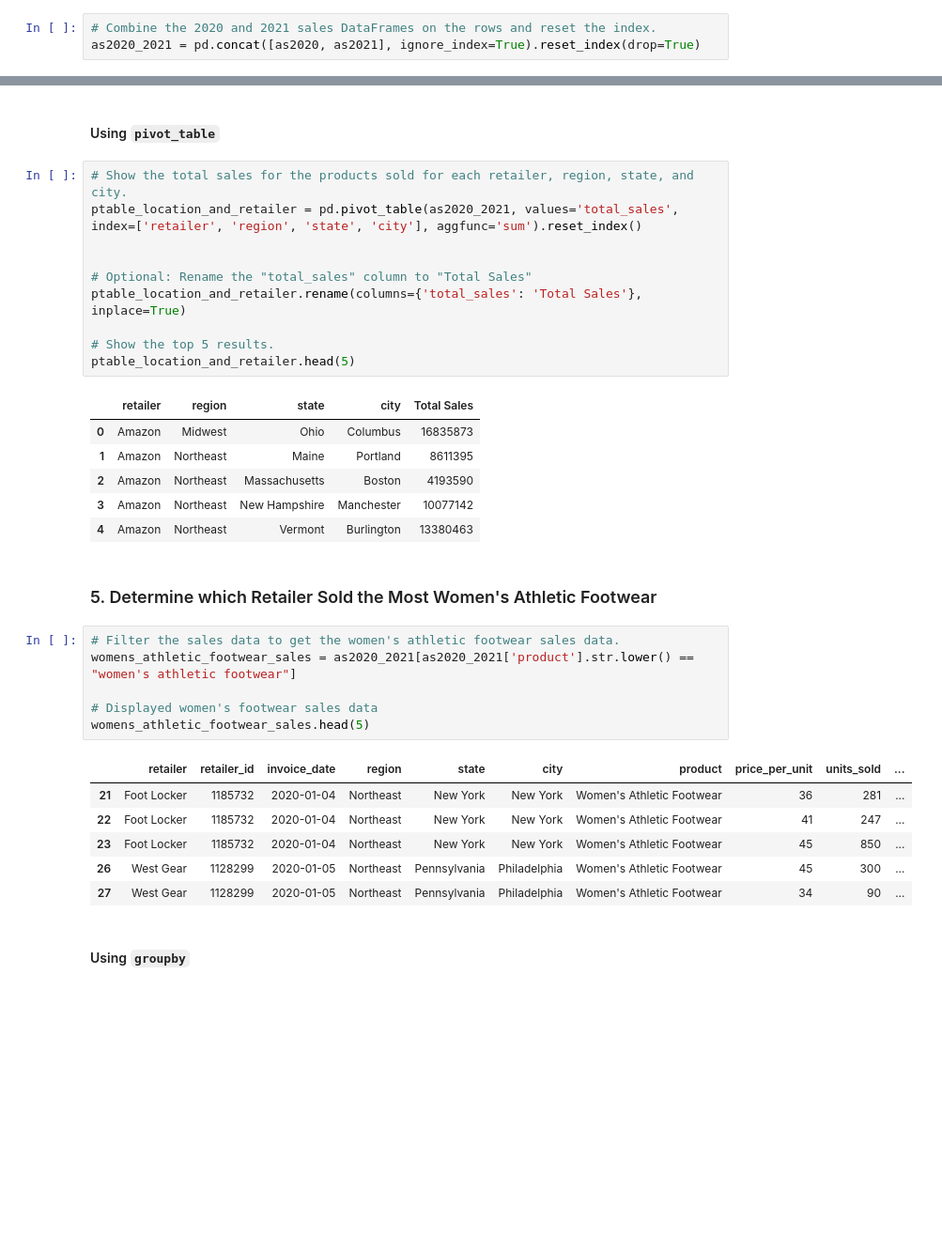
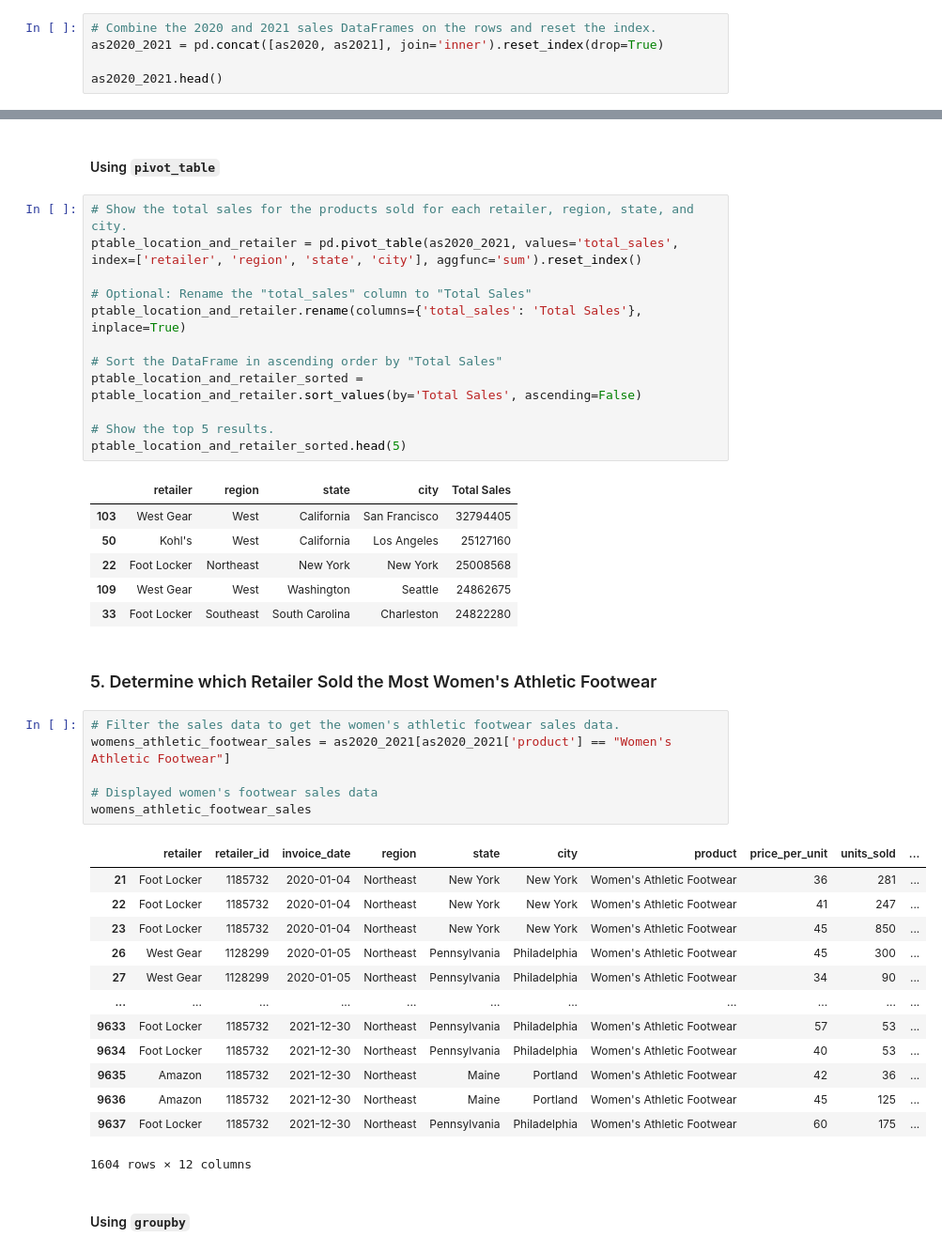
Before and after one commit to SAG-GithubApprentice/athletic_sales_analysis, a Jupyter notebook: athletic_sales_analysis_starter_code.ipynb, the cells around one changed output, grey strips where cells are left out. Shown at 94% size. Saved outputs shown, nothing was run; the diff lists cells and outputs as text; blank space fills up the shorter version.

```diff
--- a/athletic_sales_analysis_starter_code.ipynb
+++ b/athletic_sales_analysis_starter_code.ipynb
@@ -76,4 +76,6 @@ dtype: object
 #### Combine the sales data by rows.
 # %%
 # Combine the 2020 and 2021 sales DataFrames on the rows and reset the index.
-as2020_2021 = pd.concat([as2020, as2021], ignore_index=True).reset_index(drop=True)
+as2020_2021 = pd.concat([as2020, as2021], join='inner').reset_index(drop=True)
+
+as2020_2021.head()
@@ -227,34 +252,43 @@ group_location_and_retailer.head(5)
 # Show the total sales for the products sold for each retailer, region, state, and city.
 ptable_location_and_retailer = pd.pivot_table(as2020_2021, values='total_sales', index=['retailer', 'region', 'state', 'city'], aggfunc='sum').reset_index()
 
-
 # Optional: Rename the "total_sales" column to "Total Sales"
 ptable_location_and_retailer.rename(columns={'total_sales': 'Total Sales'}, inplace=True)
 
+# Sort the DataFrame in ascending order by "Total Sales"
+ptable_location_and_retailer_sorted = ptable_location_and_retailer.sort_values(by='Total Sales', ascending=False)
+
 # Show the top 5 results.
-ptable_location_and_retailer.head(5)
+ptable_location_and_retailer_sorted.head(5)
 # %% [output]
 |  | retailer | region | state | city | Total Sales |
-| 0 | Amazon | Midwest | Ohio | Columbus | 16835873 |
-| 1 | Amazon | Northeast | Maine | Portland | 8611395 |
-| 2 | Amazon | Northeast | Massachusetts | Boston | 4193590 |
-| 3 | Amazon | Northeast | New Hampshire | Manchester | 10077142 |
-| 4 | Amazon | Northeast | Vermont | Burlington | 13380463 |
+| 103 | West Gear | West | California | San Francisco | 32794405 |
+| 50 | Kohl's | West | California | Los Angeles | 25127160 |
+| 22 | Foot Locker | Northeast | New York | New York | 25008568 |
+| 109 | West Gear | West | Washington | Seattle | 24862675 |
+| 33 | Foot Locker | Southeast | South Carolina | Charleston | 24822280 |
 # %% [markdown]
 ### 5. Determine which Retailer Sold the Most Women's Athletic Footwear
 # %%
 # Filter the sales data to get the women's athletic footwear sales data.
-womens_athletic_footwear_sales = as2020_2021[as2020_2021['product'].str.lower() == "women's athletic footwear"]
+womens_athletic_footwear_sales = as2020_2021[as2020_2021['product'] == "Women's Athletic Footwear"]
 
 # Displayed women's footwear sales data
-womens_athletic_footwear_sales.head(5)
+womens_athletic_footwear_sales
 # %% [output]
 |  | retailer | retailer_id | invoice_date | region | state | city | product | price_per_unit | units_sold | ... |
 | 21 | Foot Locker | 1185732 | 2020-01-04 | Northeast | New York | New York | Women's Athletic Footwear | 36 | 281 | ... |
 | 22 | Foot Locker | 1185732 | 2020-01-04 | Northeast | New York | New York | Women's Athletic Footwear | 41 | 247 | ... |
 | 23 | Foot Locker | 1185732 | 2020-01-04 | Northeast | New York | New York | Women's Athletic Footwear | 45 | 850 | ... |
 | 26 | West Gear | 1128299 | 2020-01-05 | Northeast | Pennsylvania | Philadelphia | Women's Athletic Footwear | 45 | 300 | ... |
 | 27 | West Gear | 1128299 | 2020-01-05 | Northeast | Pennsylvania | Philadelphia | Women's Athletic Footwear | 34 | 90 | ... |
+| ... | ... | ... | ... | ... | ... | ... | ... | ... | ... | ... |
+| 9633 | Foot Locker | 1185732 | 2021-12-30 | Northeast | Pennsylvania | Philadelphia | Women's Athletic Footwear | 57 | 53 | ... |
+| 9634 | Foot Locker | 1185732 | 2021-12-30 | Northeast | Pennsylvania | Philadelphia | Women's Athletic Footwear | 40 | 53 | ... |
+| 9635 | Amazon | 1185732 | 2021-12-30 | Northeast | Maine | Portland | Women's Athletic Footwear | 42 | 36 | ... |
+| 9636 | Amazon | 1185732 | 2021-12-30 | Northeast | Maine | Portland | Women's Athletic Footwear | 45 | 125 | ... |
+| 9637 | Foot Locker | 1185732 | 2021-12-30 | Northeast | Pennsylvania | Philadelphia | Women's Athletic Footwear | 60 | 175 | ... |
+1604 rows × 12 columns
 # %% [markdown]
 #### Using `groupby`
 # %%
```
Also changed, not shown: parts of 13 cells of this notebook, 1 other file.
